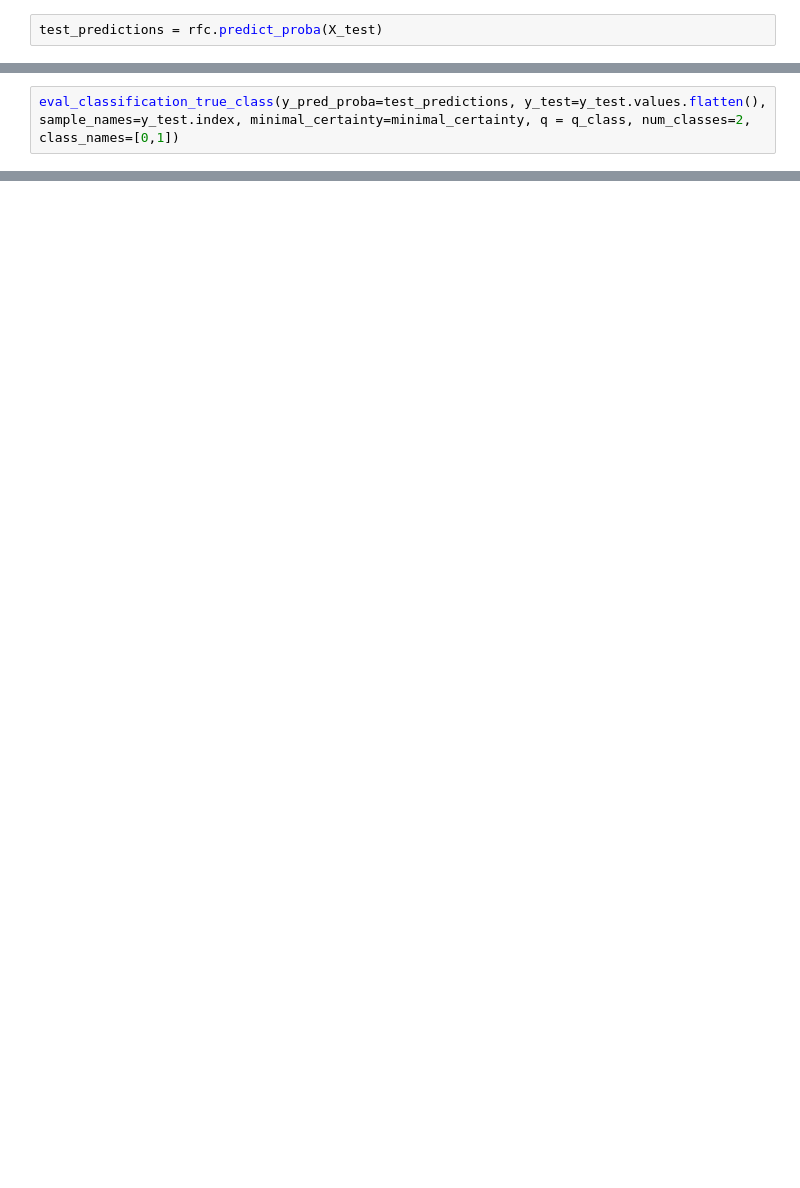
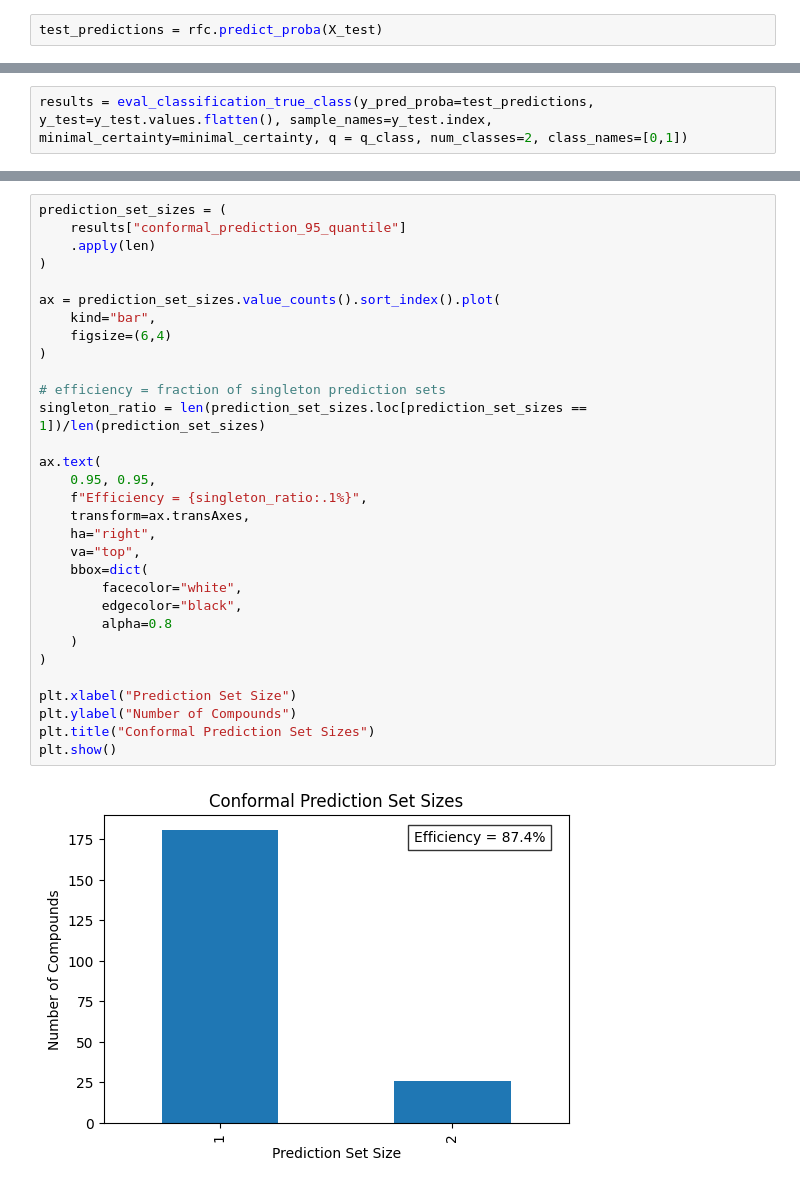
Before and after one commit to volkamerlab/Trustworthy_ML_Workshop, a Jupyter notebook: notebooks/inductive_CP.ipynb, the cells around one changed output, grey strips where cells are left out. Cells and saved outputs as stored; diff of their text form; blank space fills up the shorter version.

```diff
--- a/notebooks/inductive_CP.ipynb
+++ b/notebooks/inductive_CP.ipynb
@@ -91,2 +243,2 @@ np.float64(0.49457031945566265)
 # %%
-eval_classification_true_class(y_pred_proba=test_predictions, y_test=y_test.values.flatten(), sample_names=y_test.index, minimal_certainty=minimal_certainty, q = q_class, num_classes=2, class_names=[0,1])
+results = eval_classification_true_class(y_pred_proba=test_predictions, y_test=y_test.values.flatten(), sample_names=y_test.index, minimal_certainty=minimal_certainty, q = q_class, num_classes=2, class_names=[0,1])
@@ -107,0 +245,33 @@ eval_classification_true_class(y_pred_proba=test_predictions, y_test=y_test.valu
+# %%
+prediction_set_sizes = (
+    results["conformal_prediction_95_quantile"]
+    .apply(len)
+)
+
+ax = prediction_set_sizes.value_counts().sort_index().plot(
+    kind="bar",
+    figsize=(6,4)
+)
+
+# efficiency = fraction of singleton prediction sets
+singleton_ratio = len(prediction_set_sizes.loc[prediction_set_sizes == 1])/len(prediction_set_sizes)
+
+ax.text(
+    0.95, 0.95,
+    f"Efficiency = {singleton_ratio:.1%}",
+    transform=ax.transAxes,
+    ha="right",
+    va="top",
+    bbox=dict(
+        facecolor="white",
+        edgecolor="black",
+        alpha=0.8
+    )
+)
+
+plt.xlabel("Prediction Set Size")
+plt.ylabel("Number of Compounds")
+plt.title("Conformal Prediction Set Sizes")
+plt.show()
+# %% [output]
+[figure, added]
```
Also changed, not shown: parts of 18 cells of this notebook, 1 other file.
